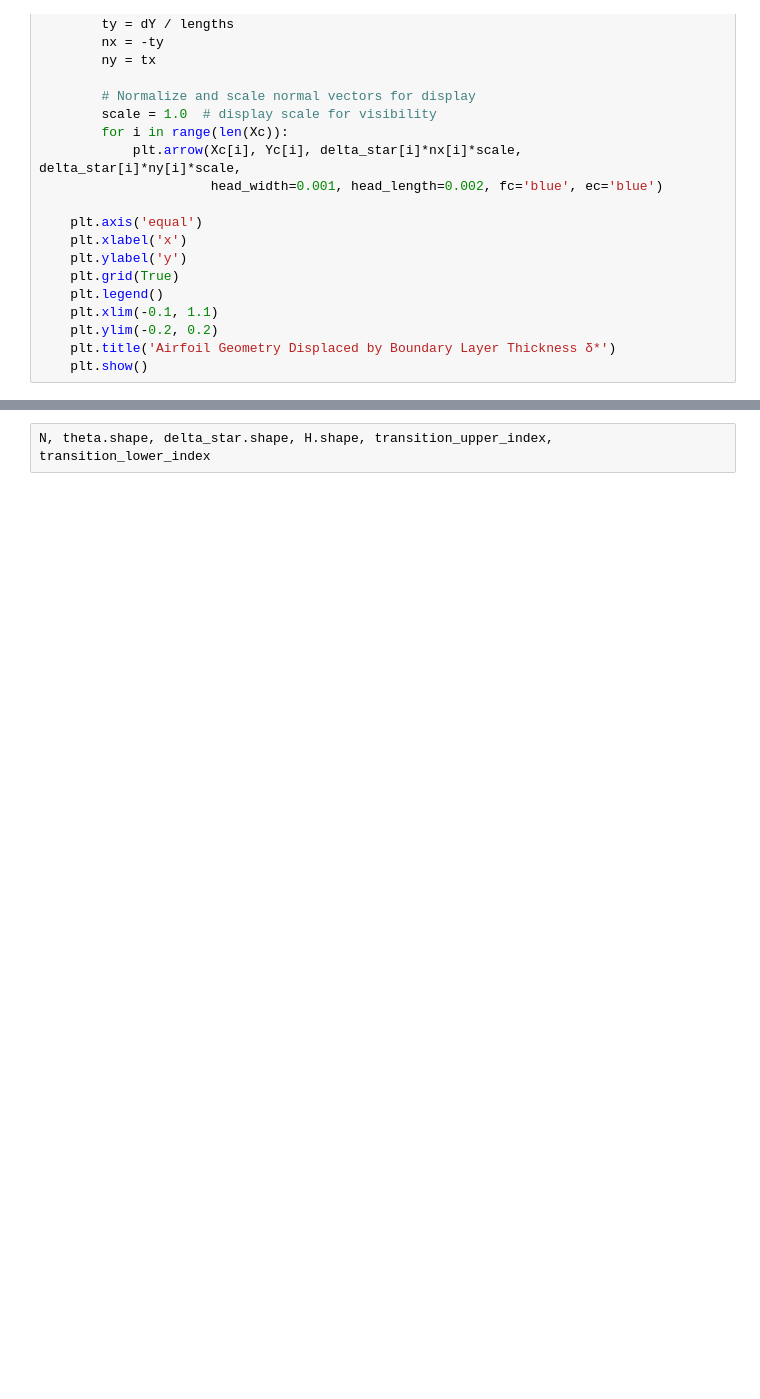
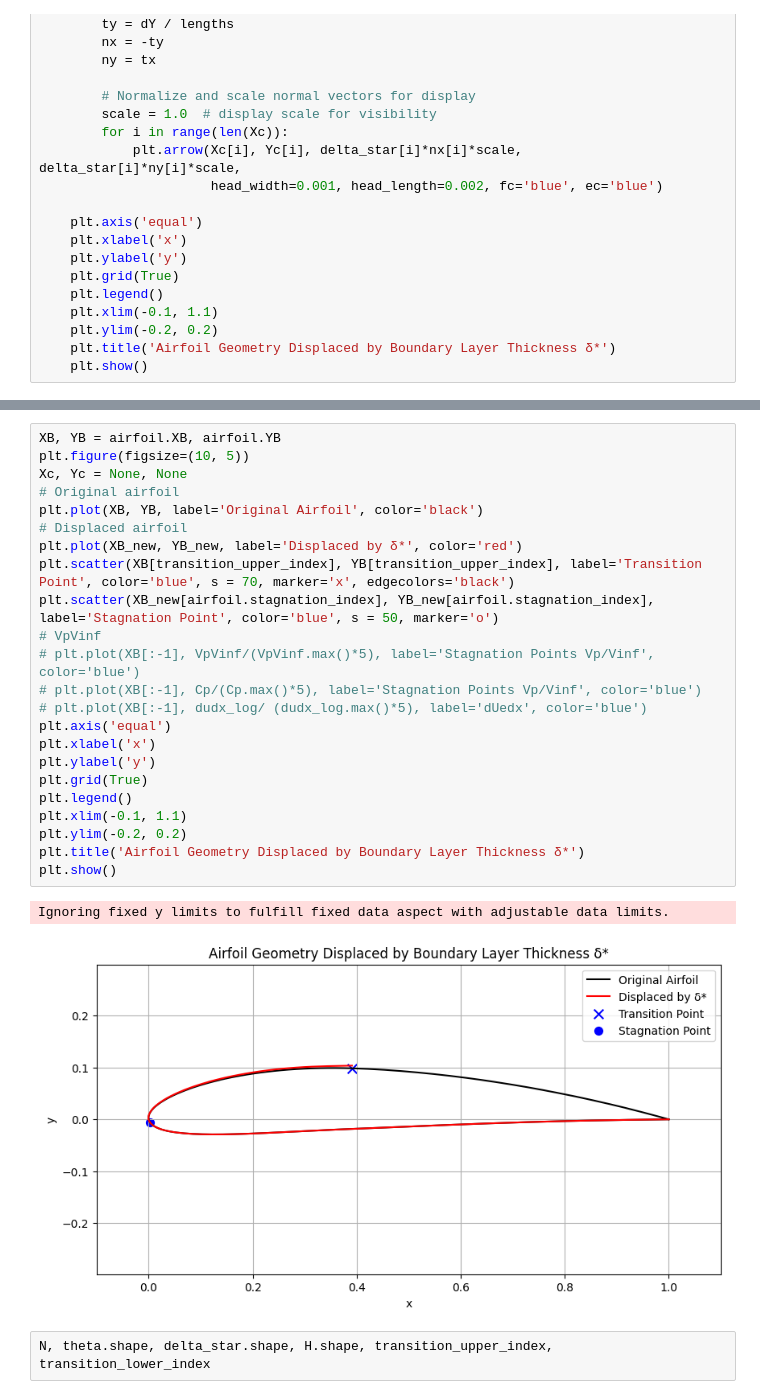
Before and after one commit to Arviano-Yuono/TurbulenceModelling, a Jupyter notebook: main.ipynb, the cells around one changed output, grey strips where cells are left out. Drawn from its saved outputs; the diff is of its cells as text; blank space fills up the shorter version.

```diff
--- a/main.ipynb
+++ b/main.ipynb
@@ -167,3 +179,29 @@ Ignoring fixed y limits to fulfill fixed data aspect with adjustable data limits
+# %%
+XB, YB = airfoil.XB, airfoil.YB
+plt.figure(figsize=(10, 5))
+Xc, Yc = None, None
+# Original airfoil
+plt.plot(XB, YB, label='Original Airfoil', color='black')
+# Displaced airfoil
+plt.plot(XB_new, YB_new, label='Displaced by δ*', color='red')
+plt.scatter(XB[transition_upper_index], YB[transition_upper_index], label='Transition Point', color='blue', s = 70, marker='x', edgecolors='black')
+plt.scatter(XB_new[airfoil.stagnation_index], YB_new[airfoil.stagnation_index], label='Stagnation Point', color='blue', s = 50, marker='o')
+# VpVinf
+# plt.plot(XB[:-1], VpVinf/(VpVinf.max()*5), label='Stagnation Points Vp/Vinf', color='blue')
+# plt.plot(XB[:-1], Cp/(Cp.max()*5), label='Stagnation Points Vp/Vinf', color='blue')
+# plt.plot(XB[:-1], dudx_log/ (dudx_log.max()*5), label='dUedx', color='blue')
+plt.axis('equal')
+plt.xlabel('x')
+plt.ylabel('y')
+plt.grid(True)
+plt.legend()
+plt.xlim(-0.1, 1.1)
+plt.ylim(-0.2, 0.2)
+plt.title('Airfoil Geometry Displaced by Boundary Layer Thickness δ*')
+plt.show()
+# %% [output]
+Ignoring fixed y limits to fulfill fixed data aspect with adjustable data limits.
+[figure, added]
 # %%
 N, theta.shape, delta_star.shape, H.shape, transition_upper_index, transition_lower_index
 # %% [output]
```
Also changed, not shown: parts of 8 cells of this notebook, 2 other files.
